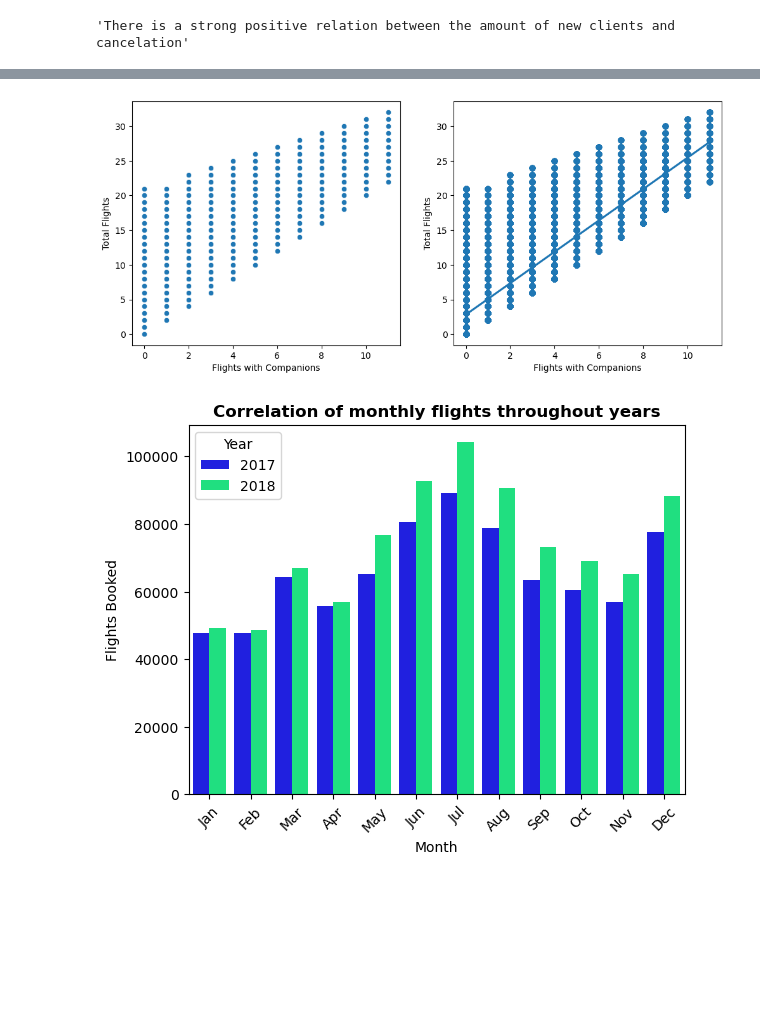
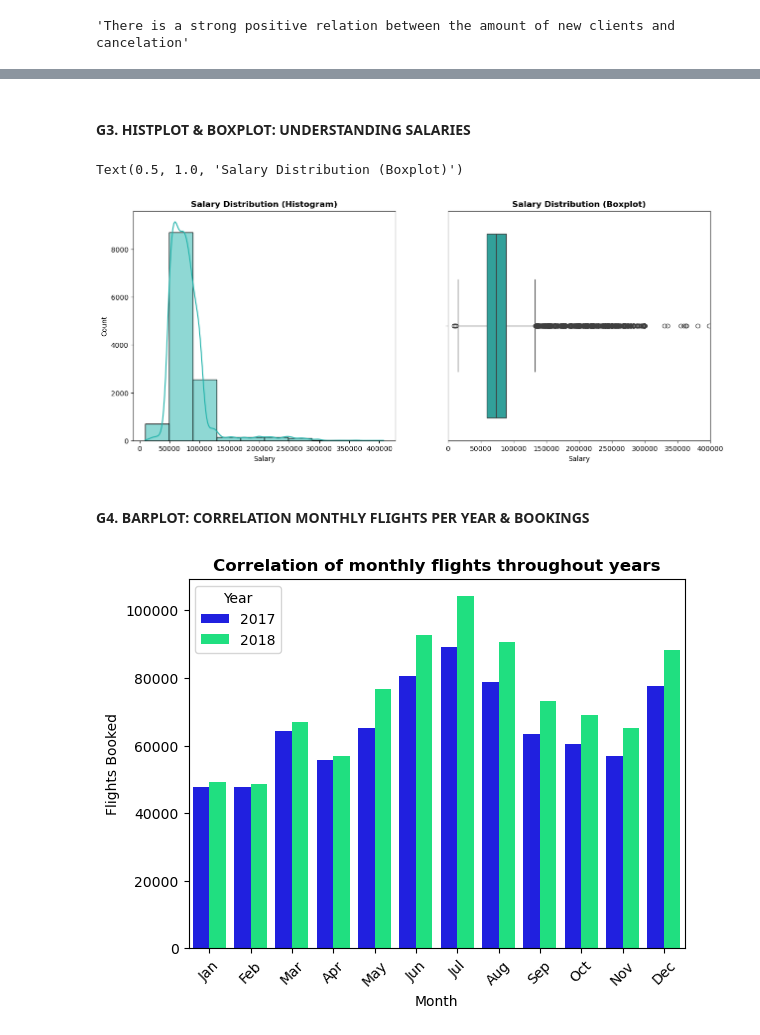
Before and after one commit to Adalab/bda-modulo-3-evaluacion-final-CibiPB, a Jupyter notebook: Notebooks/3. Data Analysis.ipynb, the cells around one changed output, grey strips where cells are left out. Drawn from its saved outputs; the diff is of its cells as text; code cells hidden in the pictures; blank space fills up the shorter version.

```diff
--- a/Notebooks/3. Data Analysis.ipynb
+++ b/Notebooks/3. Data Analysis.ipynb
@@ -76,9 +61,29 @@ df_loyalty[df_loyalty['Salary'] < 0]
-# %%
-# APPLYING METHOD TO ANALIZE 2 NUMERIC VALUES USING DIFFERENT GRAPHIC TYPES - TESTING ONLY
-
-sp.num_and_num (df_full,'Flights with Companions', 'Total Flights')
-# %% [output]
-[figure, removed]
+# %% [markdown]
+#### G3. HISTPLOT & BOXPLOT: UNDERSTANDING SALARIES
+# %%
+fig, axes = plt.subplots(1, 2, figsize=(15, 6))
+
+# GRATH 1
+sns.histplot(data=df_loyalty,
+             x='Salary',
+             bins=10,
+             kde=True,
+             color='lightseagreen',
+             ax=axes[0])
+axes[0].set_title("Salary Distribution (Histogram)", fontweight='bold')
+
+# GRATH 2
+sns.boxplot(data=df_loyalty,
+            x='Salary',
+            color='lightseagreen',
+            ax=axes[1])
+axes[1].set_xlim(0, 400000) # DETERMINATING EXTENSION OF THE DATA IN X(SALARY)
+axes[1].set_title("Salary Distribution (Boxplot)", fontweight='bold')
+# %% [output]
+Text(0.5, 1.0, 'Salary Distribution (Boxplot)')
+[figure, added]
+# %% [markdown]
+#### G4. BARPLOT: CORRELATION MONTHLY FLIGHTS PER YEAR & BOOKINGS
 # %%
 # CORRELATION MONTHLY FLIGHTS AND BOOKINGS
 
```
Also changed, not shown: parts of 20 cells of this notebook, 2 other files.
